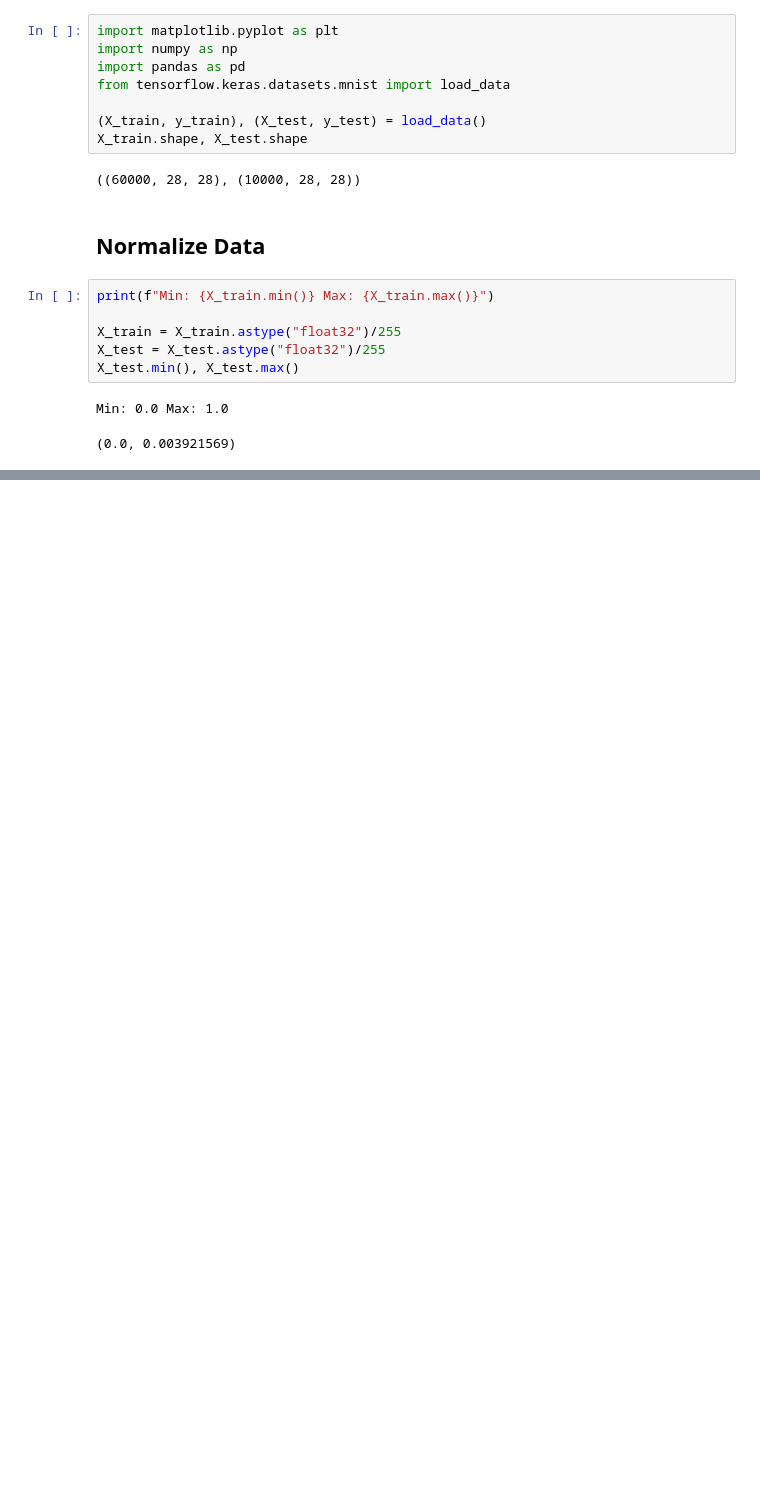
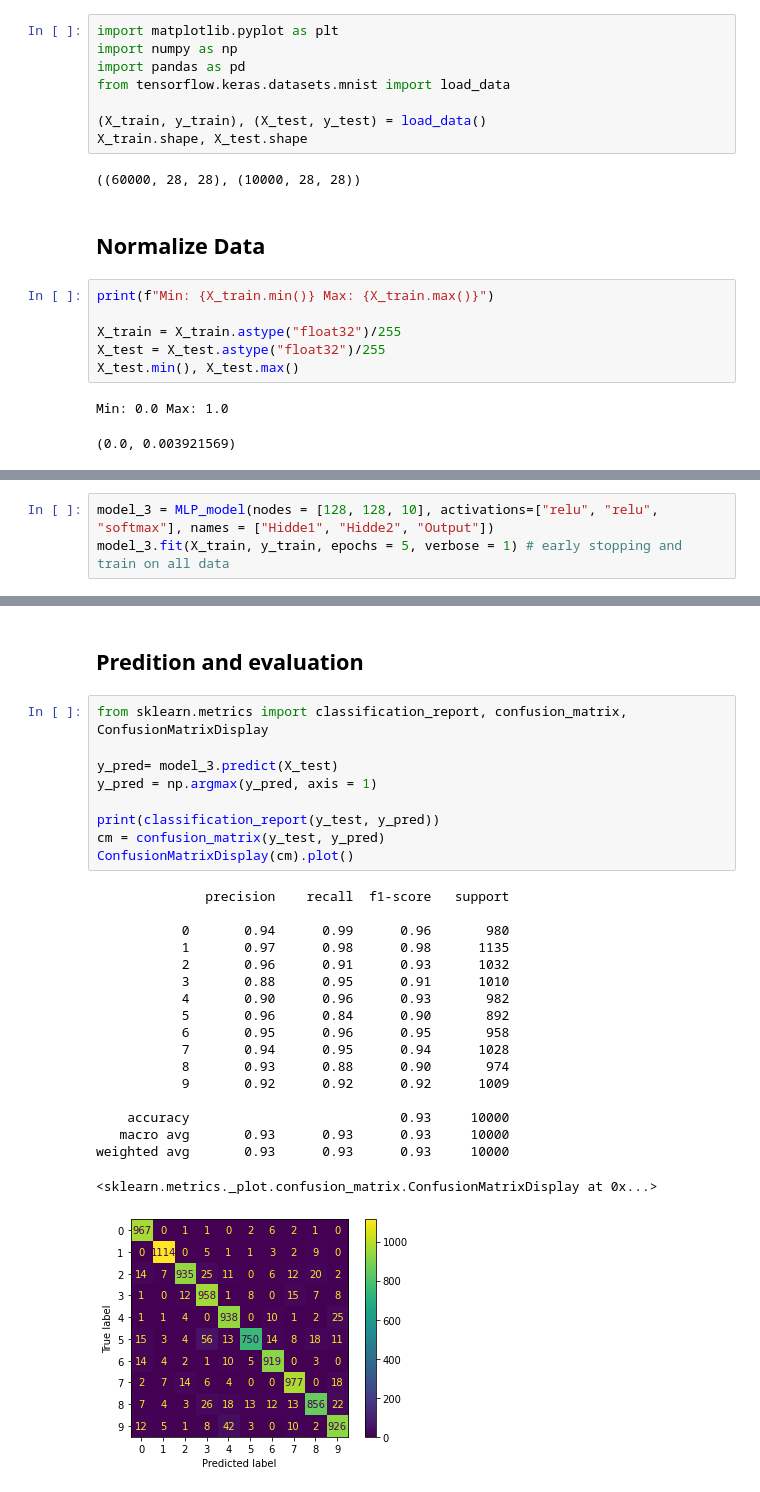
Before and after one commit to FabianAndersson17/Deep_learning_Fabian_Andersson, a Jupyter notebook: Code-alongs/Lec2-MLP_image_classification.ipynb, the cells around one changed output, grey strips where cells are left out. Saved outputs shown, nothing was run; the diff lists cells and outputs as text; blank space fills up the shorter version.

```diff
--- a/Code-alongs/Lec2-MLP_image_classification.ipynb
+++ b/Code-alongs/Lec2-MLP_image_classification.ipynb
@@ -27,0 +149,3 @@ fig, axes = plt.subplots(2,5, figsize=(30,10))
+# %%
+model_3 = MLP_model(nodes = [128, 128, 10], activations=["relu", "relu", "softmax"], names = ["Hidde1", "Hidde2", "Output"])
+model_3.fit(X_train, y_train, epochs = 5, verbose = 1) # early stopping and train on all data
@@ -27,0 +164,30 @@ fig, axes = plt.subplots(2,5, figsize=(30,10))
+# %% [markdown]
+## Predition and evaluation
+# %%
+from sklearn.metrics import classification_report, confusion_matrix, ConfusionMatrixDisplay
+
+y_pred= model_3.predict(X_test)
+y_pred = np.argmax(y_pred, axis = 1)
+
+print(classification_report(y_test, y_pred))
+cm = confusion_matrix(y_test, y_pred)
+ConfusionMatrixDisplay(cm).plot()
+# %% [output]
+              precision    recall  f1-score   support
+
+           0       0.94      0.99      0.96       980
+           1       0.97      0.98      0.98      1135
+           2       0.96      0.91      0.93      1032
+           3       0.88      0.95      0.91      1010
+           4       0.90      0.96      0.93       982
+           5       0.96      0.84      0.90       892
+           6       0.95      0.96      0.95       958
+           7       0.94      0.95      0.94      1028
+           8       0.93      0.88      0.90       974
+           9       0.92      0.92      0.92      1009
+
+    accuracy                           0.93     10000
+   macro avg       0.93      0.93      0.93     10000
+weighted avg       0.93      0.93      0.93     10000
+<sklearn.metrics._plot.confusion_matrix.ConfusionMatrixDisplay at 0x...>
+[figure, added]
```
Also changed, not shown: parts of 15 cells of this notebook.
